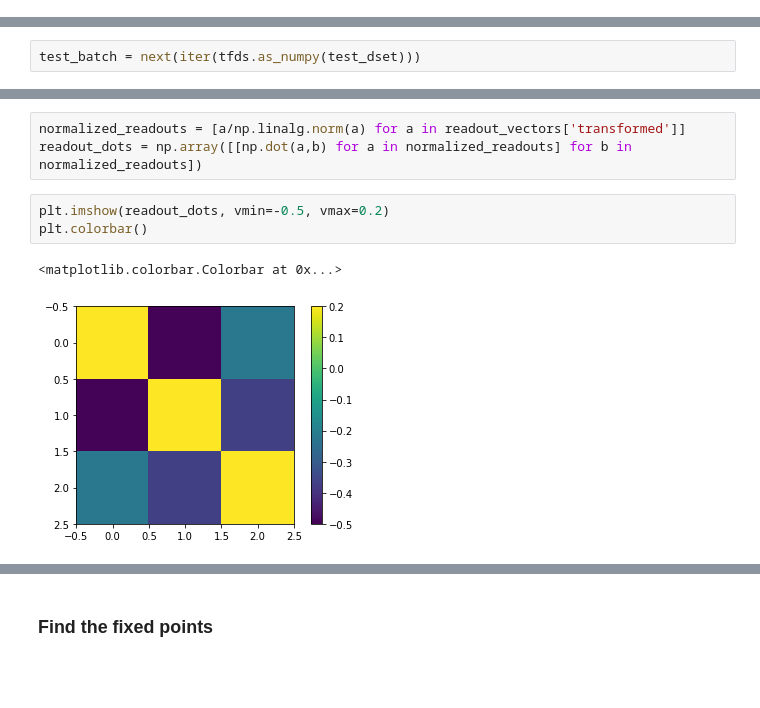
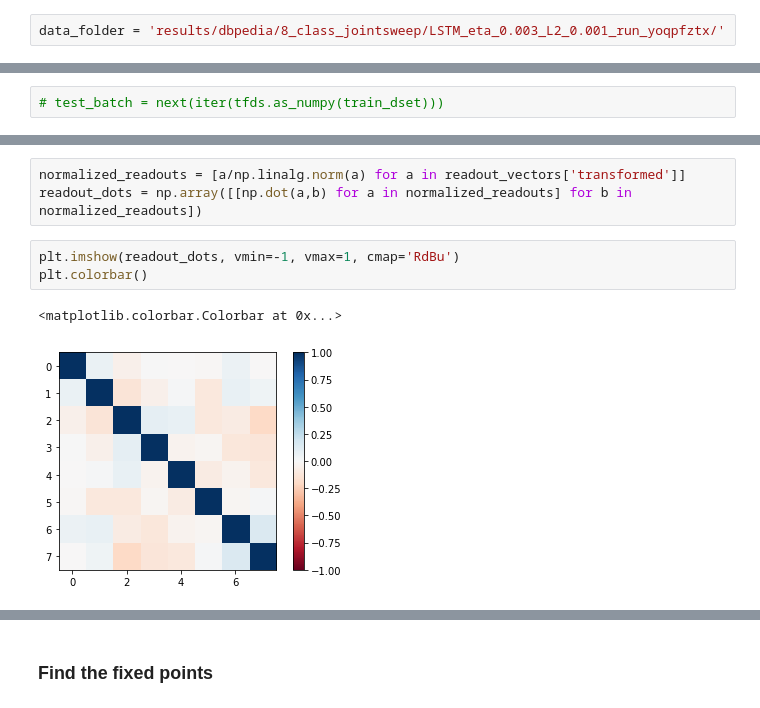
Before and after one commit to ramasesh/rnn_dynamics, a Jupyter notebook: Multi-class systems analysis.ipynb, the cells around one changed output, grey strips where cells are left out. Cells and saved outputs as stored; diff of their text form; blank space fills up the shorter version.

```diff
--- a/Multi-class systems analysis.ipynb
+++ b/Multi-class systems analysis.ipynb
@@ -36,3 +34,5 @@ data_folder = 'results/ag_news/5_Epoch/classes_3_cell_LSTM_eta_0.01_L2_0.1_run_h
+# %%
+data_folder = 'results/dbpedia/8_class_jointsweep/LSTM_eta_0.003_L2_0.001_run_yoqpfztx/'
 # %%
 with open(os.path.join(data_folder, 'config.json')) as f:
     config = json.load(f)
@@ -81,7 +76,7 @@ DeviceArray(1.5458583, dtype=float32)
 # %% [markdown]
 ### PCA of hidden states
 # %%
-test_batch = next(iter(tfds.as_numpy(test_dset)))
+# test_batch = next(iter(tfds.as_numpy(train_dset)))
 # %%
 visited_states = {'original': au.rnn_states(cell, test_batch, rnn_params, emb_params, emb_apply)}
 final_states = {'original': au.rnn_end_states(cell, test_batch, rnn_params, emb_params, emb_apply)}
@@ -169,11 +163,11 @@ test_acc.avg
 normalized_readouts = [a/np.linalg.norm(a) for a in readout_vectors['transformed']]
 readout_dots = np.array([[np.dot(a,b) for a in normalized_readouts] for b in normalized_readouts])
 # %%
-plt.imshow(readout_dots, vmin=-0.5, vmax=0.2)
+plt.imshow(readout_dots, vmin=-1, vmax=1, cmap='RdBu')
 plt.colorbar()
 # %% [output]
 <matplotlib.colorbar.Colorbar at 0x...>
-[figure, old version]
+[figure, new version]
 # %%
 np.round(readout_dots, 3)
 # %% [output]
```
Also changed, not shown: parts of 27 cells of this notebook, 13 other files.
